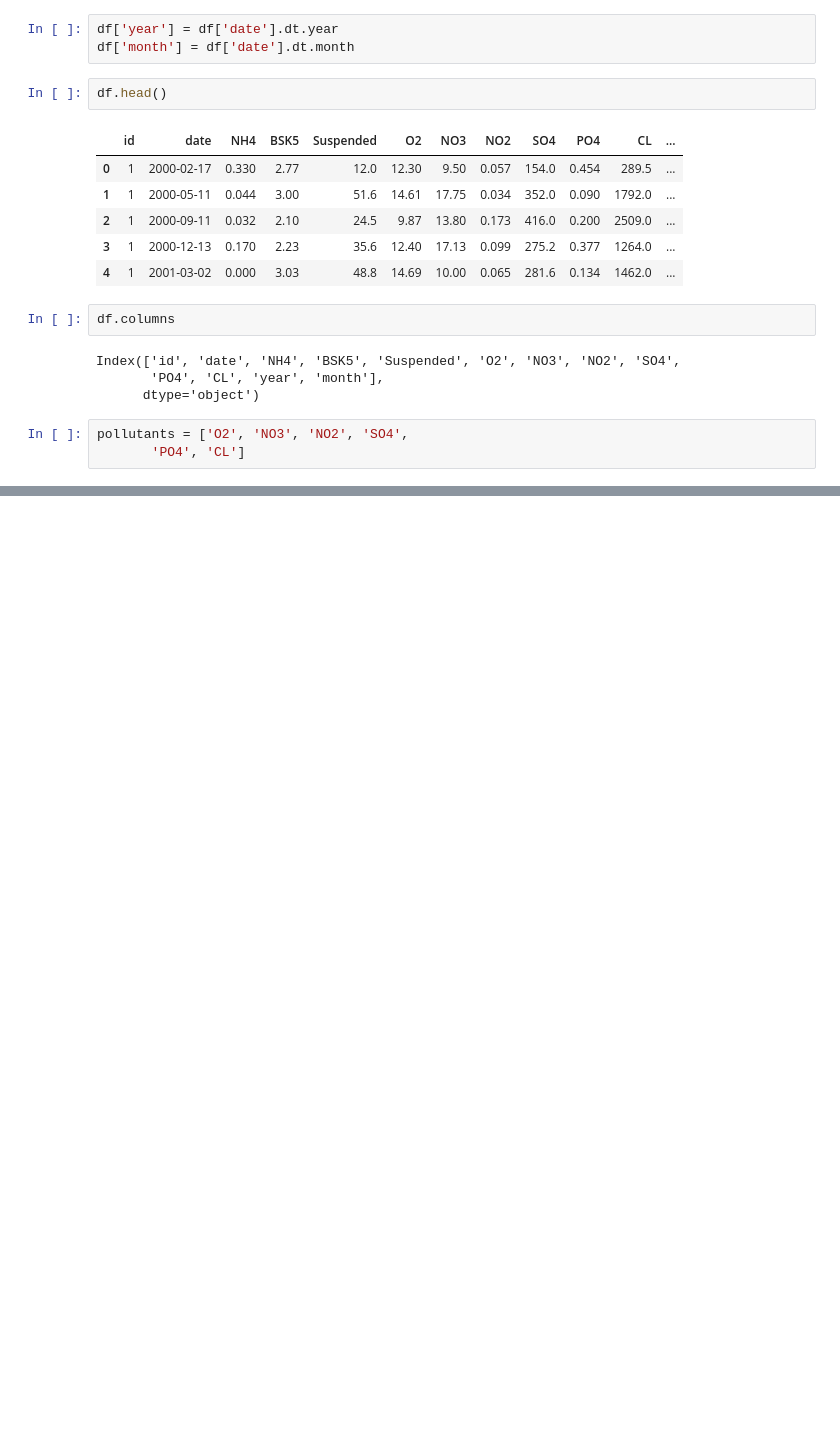
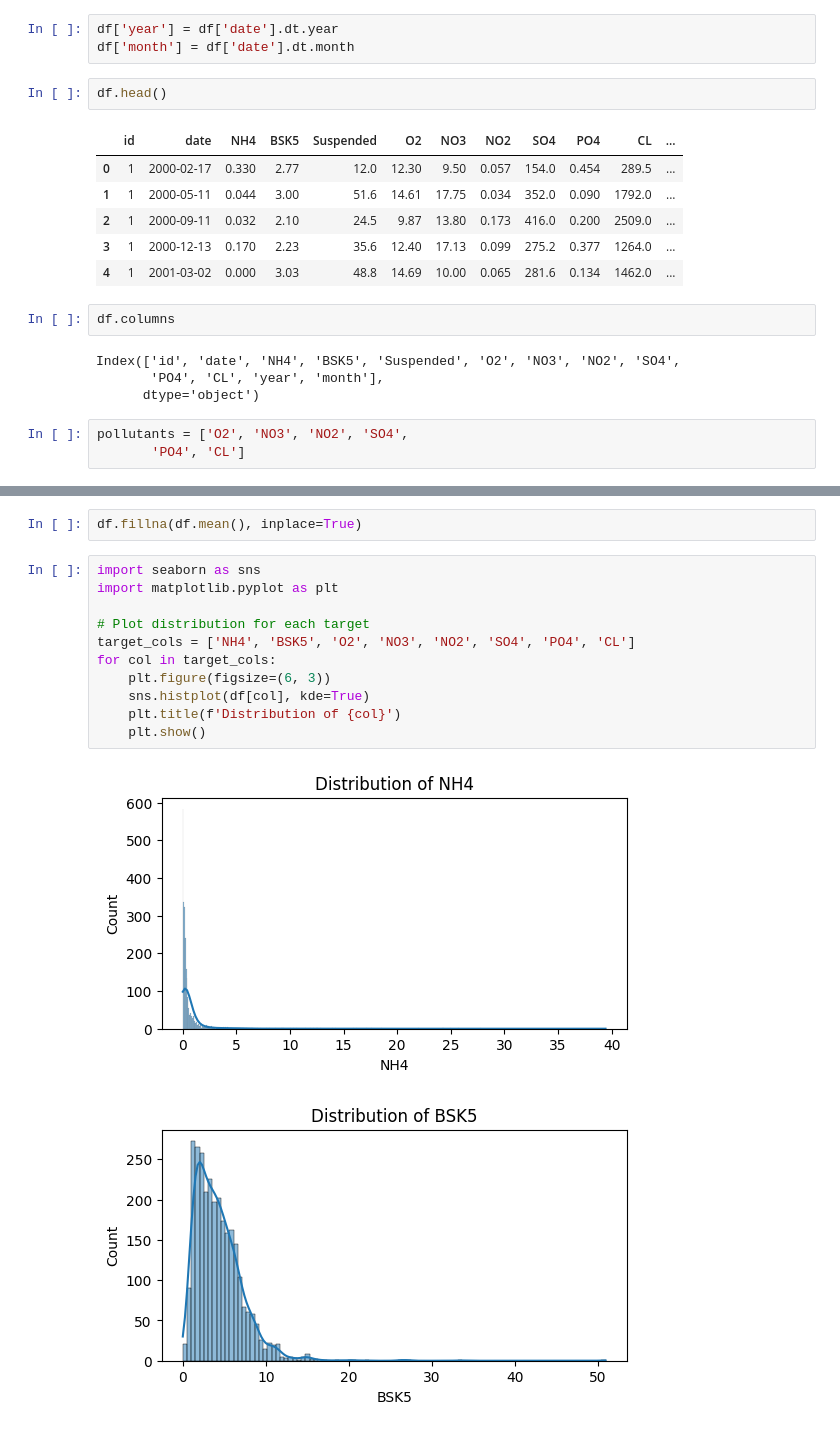
Before and after one commit to durgesh1065/Water-Quality-Prediction, a Jupyter notebook: Water_Quality_Prediction.ipynb, the cells around one changed output, grey strips where cells are left out. Drawn from its saved outputs; the diff is of its cells as text; blank space fills up the shorter version.

```diff
--- a/Water_Quality_Prediction.ipynb
+++ b/Water_Quality_Prediction.ipynb
@@ -181,0 +237,16 @@ pollutants = ['O2', 'NO3', 'NO2', 'SO4',
+# %%
+df.fillna(df.mean(), inplace=True)
+# %%
+import seaborn as sns
+import matplotlib.pyplot as plt
+
+# Plot distribution for each target
+target_cols = ['NH4', 'BSK5', 'O2', 'NO3', 'NO2', 'SO4', 'PO4', 'CL']
+for col in target_cols:
+    plt.figure(figsize=(6, 3))
+    sns.histplot(df[col], kde=True)
+    plt.title(f'Distribution of {col}')
+    plt.show()
+# %% [output]
+[figure, added]
+[figure, added]
```
Also changed, not shown: parts of 4 cells of this notebook.
